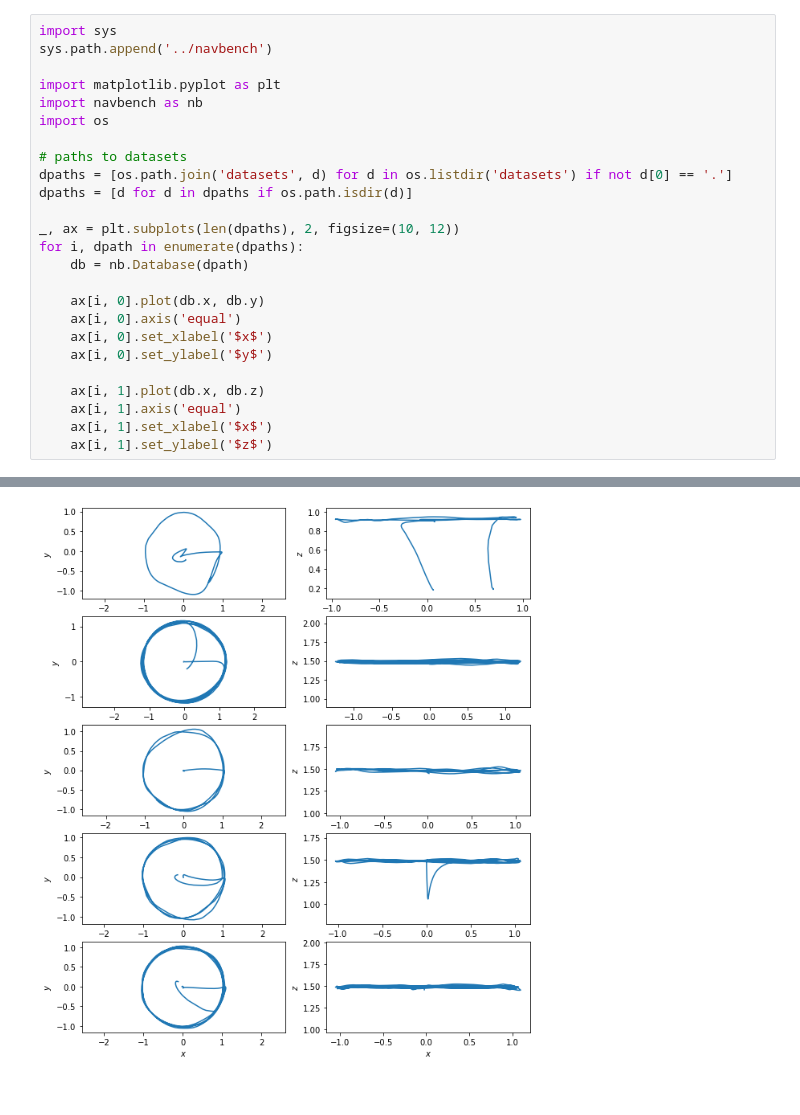
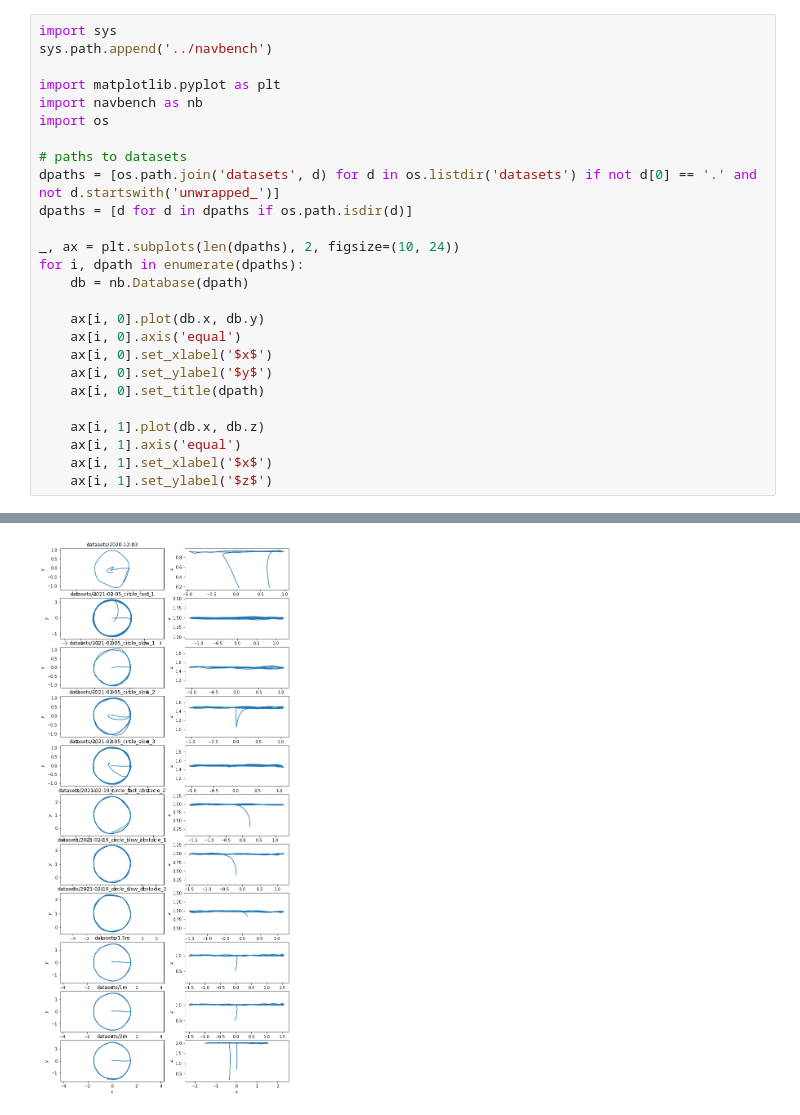
Before and after one commit to BrainsOnBoard/imperial_uav_image_databases, a Jupyter notebook: routes.ipynb, the cells around one changed output, grey strips where cells are left out. Drawn from its saved outputs; the diff is of its cells as text.

Commit message:
Plot routes for new dbs

```diff
--- a/routes.ipynb
+++ b/routes.ipynb
@@ -7,10 +7,10 @@ import navbench as nb
 import os
 
 # paths to datasets
-dpaths = [os.path.join('datasets', d) for d in os.listdir('datasets') if not d[0] == '.']
+dpaths = [os.path.join('datasets', d) for d in os.listdir('datasets') if not d[0] == '.' and not d.startswith('unwrapped_')]
 dpaths = [d for d in dpaths if os.path.isdir(d)]
 
-_, ax = plt.subplots(len(dpaths), 2, figsize=(10, 12))
+_, ax = plt.subplots(len(dpaths), 2, figsize=(10, 24))
 for i, dpath in enumerate(dpaths):
     db = nb.Database(dpath)
 
@@ -18,6 +18,7 @@ for i, dpath in enumerate(dpaths):
     ax[i, 0].axis('equal')
     ax[i, 0].set_xlabel('$x$')
     ax[i, 0].set_ylabel('$y$')
+    ax[i, 0].set_title(dpath)
 
     ax[i, 1].plot(db.x, db.z)
     ax[i, 1].axis('equal')
@@ -42 +45 @@ Database contains 824 images
-[figure, old version]
+[figure, new version]
```
Also changed, not shown: parts of 1 cell of this notebook.
